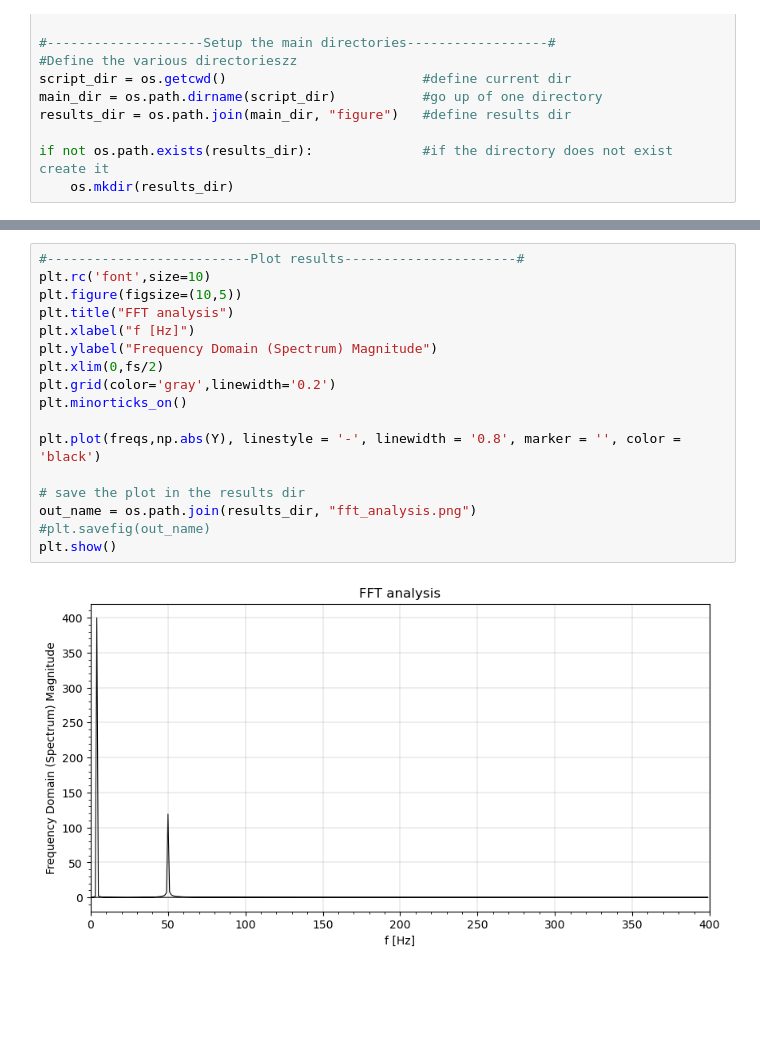
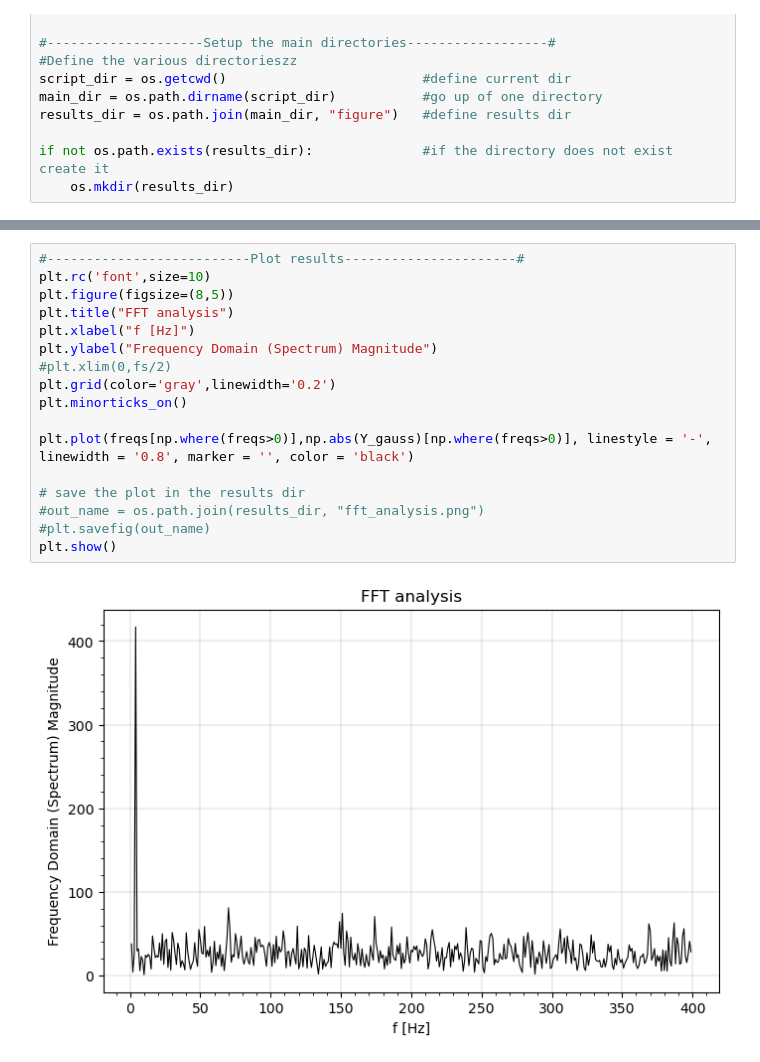
Before and after one commit to Sara-a-r/Digital-filter, a Jupyter notebook: digital LowPass filter/code/digitalLowPass.ipynb, the cells around one changed output, grey strips where cells are left out. Drawn from its saved outputs; the diff is of its cells as text; blank space fills up the shorter version.

```diff
--- a/digital LowPass filter/code/digitalLowPass.ipynb
+++ b/digital LowPass filter/code/digitalLowPass.ipynb
@@ -82,22 +112,22 @@ plt.show()
 # %%
 #--------------------------Plot results----------------------#
 plt.rc('font',size=10)
-plt.figure(figsize=(10,5))
+plt.figure(figsize=(8,5))
 plt.title("FFT analysis")
 plt.xlabel("f [Hz]")
 plt.ylabel("Frequency Domain (Spectrum) Magnitude")
-plt.xlim(0,fs/2)
+#plt.xlim(0,fs/2)
 plt.grid(color='gray',linewidth='0.2')
 plt.minorticks_on()
 
-plt.plot(freqs,np.abs(Y), linestyle = '-', linewidth = '0.8', marker = '', color = 'black')
+plt.plot(freqs[np.where(freqs>0)],np.abs(Y_gauss)[np.where(freqs>0)], linestyle = '-', linewidth = '0.8', marker = '', color = 'black')
 
 # save the plot in the results dir
-out_name = os.path.join(results_dir, "fft_analysis.png")
+#out_name = os.path.join(results_dir, "fft_analysis.png")
 #plt.savefig(out_name)
 plt.show()
 # %% [output]
-[figure, old version]
+[figure, new version]
 # %%
 #--------------------------Plot results----------------------#
 plt.rc('font',size=10)
```
Also changed, not shown: parts of 4 cells of this notebook.
